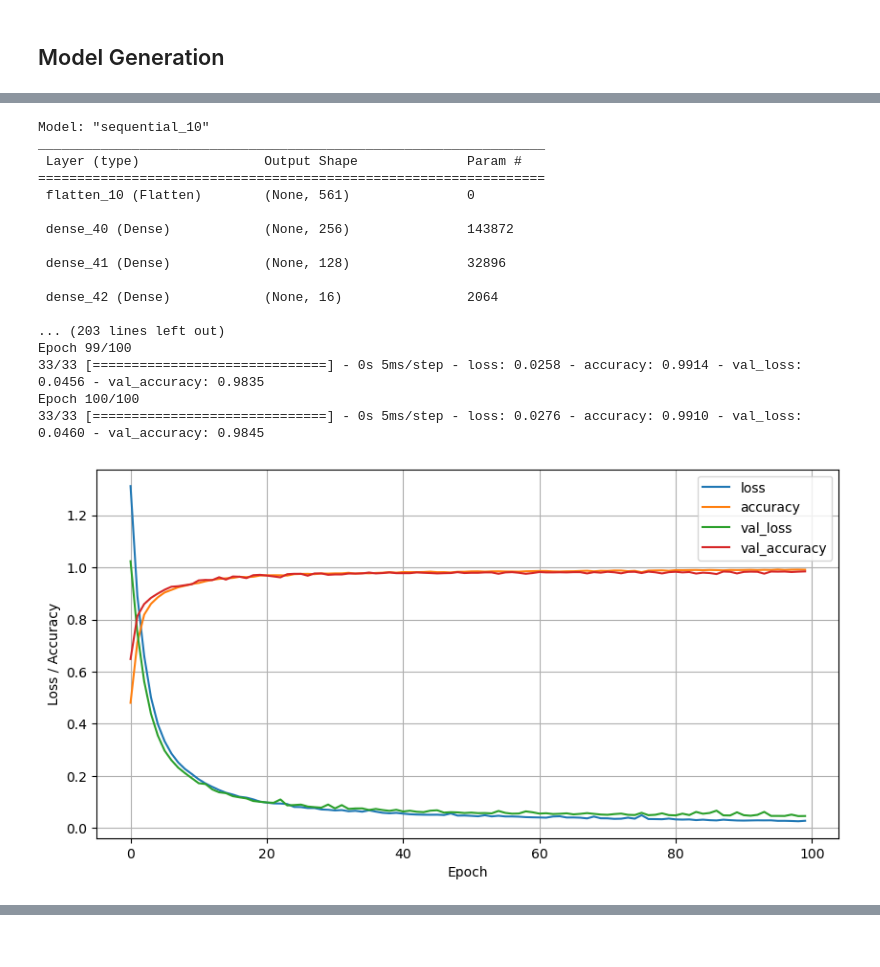
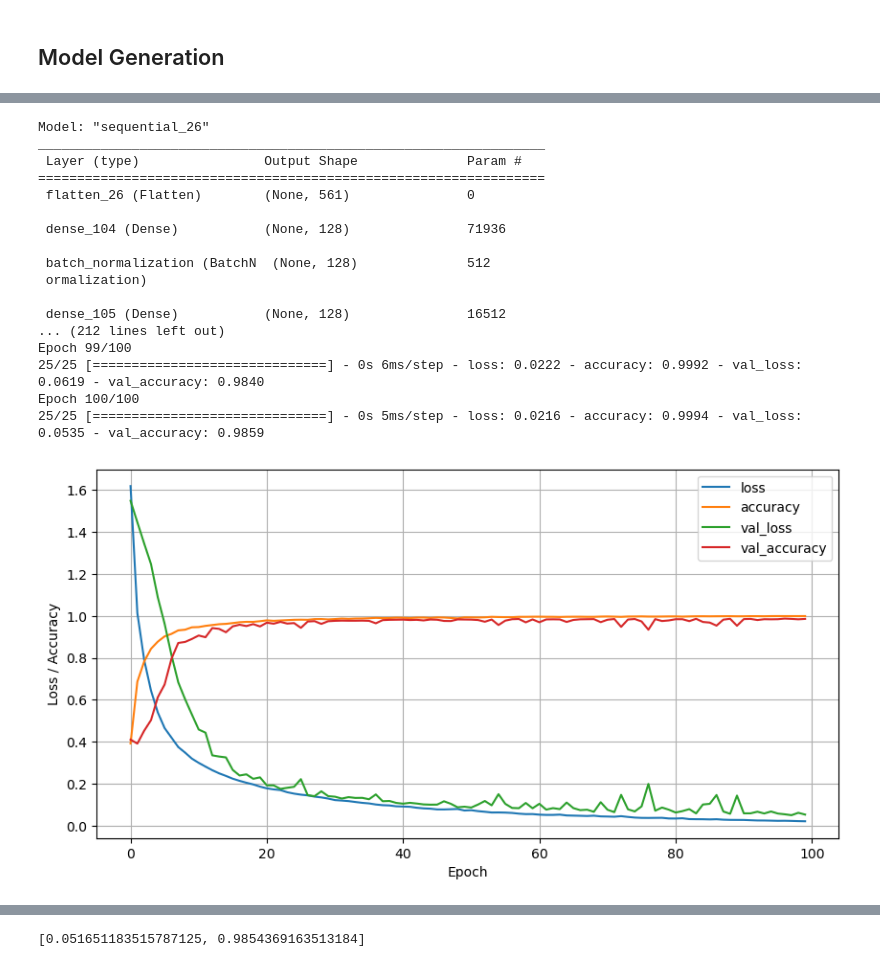
Before and after one commit to abbrash/ai_assignment-github, a Jupyter notebook: ai-assign03-p01.ipynb, the cells around one changed output, grey strips where cells are left out. Saved outputs shown, nothing was run; the diff lists cells and outputs as text; code cells hidden in the pictures.

```diff
--- a/ai-assign03-p01.ipynb
+++ b/ai-assign03-p01.ipynb
@@ -18,7 +18,8 @@ dataset = dataset.drop(columns=['subject/Participant'])
 ### Preprocessing
 # %%
 dataset = pd.get_dummies(dataset, columns=['Activity'])
-dataset_train, dataset_valid = train_test_split(dataset, test_size=0.2)
+dataset_train, dataset_valid_test = train_test_split(dataset, test_size=0.4)
+dataset_valid, dataset_test = train_test_split(dataset_valid_test, test_size=0.5)
 
 labels_train = dataset_train[['Activity_LAYING', 'Activity_SITTING', 'Activity_STANDING',
                               'Activity_WALKING', 'Activity_WALKING_DOWNSTAIRS', 'Activity_WALKING_UPSTAIRS']]
@@ -26,8 +27,12 @@ labels_train = dataset_train[['Activity_LAYING', 'Activity_SITTING', 'Activity_S
 labels_valid = dataset_valid[['Activity_LAYING', 'Activity_SITTING', 'Activity_STANDING',
                               'Activity_WALKING', 'Activity_WALKING_DOWNSTAIRS', 'Activity_WALKING_UPSTAIRS']]
 
+labels_test = dataset_test[['Activity_LAYING', 'Activity_SITTING', 'Activity_STANDING',
+                            'Activity_WALKING', 'Activity_WALKING_DOWNSTAIRS', 'Activity_WALKING_UPSTAIRS']]
+
 features_train = dataset_train.drop(columns=labels_train)
 features_valid = dataset_valid.drop(columns=labels_valid)
+features_test = dataset_test.drop(columns=labels_test)
 
 input_neuron_num = (features_train).shape[1]           # 561:   excluded columns: 'Activity' and 'subject/Participant'
 output_neuron_num = 6                                  # 6:     There are six neurons in the output layer.
@@ -97,43 +118,48 @@ tf.random.set_seed(42)
 
 model_2 = tf.keras.Sequential([
                              tf.keras.layers.Flatten(input_shape=[input_neuron_num, 1]),
-                             tf.keras.layers.Dense(256, activation="relu"),
                              tf.keras.layers.Dense(128, activation="relu"),
+                             tf.keras.layers.BatchNormalization(),
+                             tf.keras.layers.Dense(128, activation="relu"),
+                             tf.keras.layers.BatchNormalization(),
                              tf.keras.layers.Dense(16, activation="relu"),
+                             tf.keras.layers.BatchNormalization(),
                              tf.keras.layers.Dense(output_neuron_num, activation="softmax")
                             ])
 
 model_2.summary()
 
-optimizer_1 = optimizers.Adam(learning_rate=0.0001)
+optimizer_2 = optimizers.Adam(learning_rate=0.0001)
 
 model_2.compile(
               loss="categorical_crossentropy",
-              optimizer=optimizer_1,
+              optimizer=optimizer_2,
               metrics=["accuracy"]
              )
 
 result_hist_2 = model_2.fit(features_train, labels_train, batch_size=256, epochs=100,
                      validation_data=(features_valid, labels_valid))
 
 pd.DataFrame(result_hist_2.history).plot(figsize=(10, 5), grid=True, xlabel="Epoch", ylabel="Loss / Accuracy")
 plt.show()
+
+model_2.evaluate(features_test, labels_test)
 # %% [output]
-Model: "sequential_10"
+Model: "sequential_26"
 _________________________________________________________________
  Layer (type)                Output Shape              Param #
 =================================================================
- flatten_10 (Flatten)        (None, 561)               0
+ flatten_26 (Flatten)        (None, 561)               0
 
- dense_40 (Dense)            (None, 256)               143872
+ dense_104 (Dense)           (None, 128)               71936
 
- dense_41 (Dense)            (None, 128)               32896
+ batch_normalization (BatchN  (None, 128)              512
+ ormalization)
 
- dense_42 (Dense)            (None, 16)                2064
-
-... (203 lines left out)
+ dense_105 (Dense)           (None, 128)               16512
+... (212 lines left out)
 Epoch 99/100
-33/33 [==============================] - 0s 5ms/step - loss: 0.0258 - accuracy: 0.9914 - val_loss: 0.0456 - val_accuracy: 0.9835
+25/25 [==============================] - 0s 6ms/step - loss: 0.0222 - accuracy: 0.9992 - val_loss: 0.0619 - val_accuracy: 0.9840
 Epoch 100/100
-33/33 [==============================] - 0s 5ms/step - loss: 0.0276 - accuracy: 0.9910 - val_loss: 0.0460 - val_accuracy: 0.9845
+25/25 [==============================] - 0s 5ms/step - loss: 0.0216 - accuracy: 0.9994 - val_loss: 0.0535 - val_accuracy: 0.9859
-[figure, old version]
+[figure, new version]
@@ -139,0 +167 @@ Epoch 100/100
+[0.051651183515787125, 0.9854369163513184]
```
Also changed, not shown: parts of 8 cells of this notebook.
